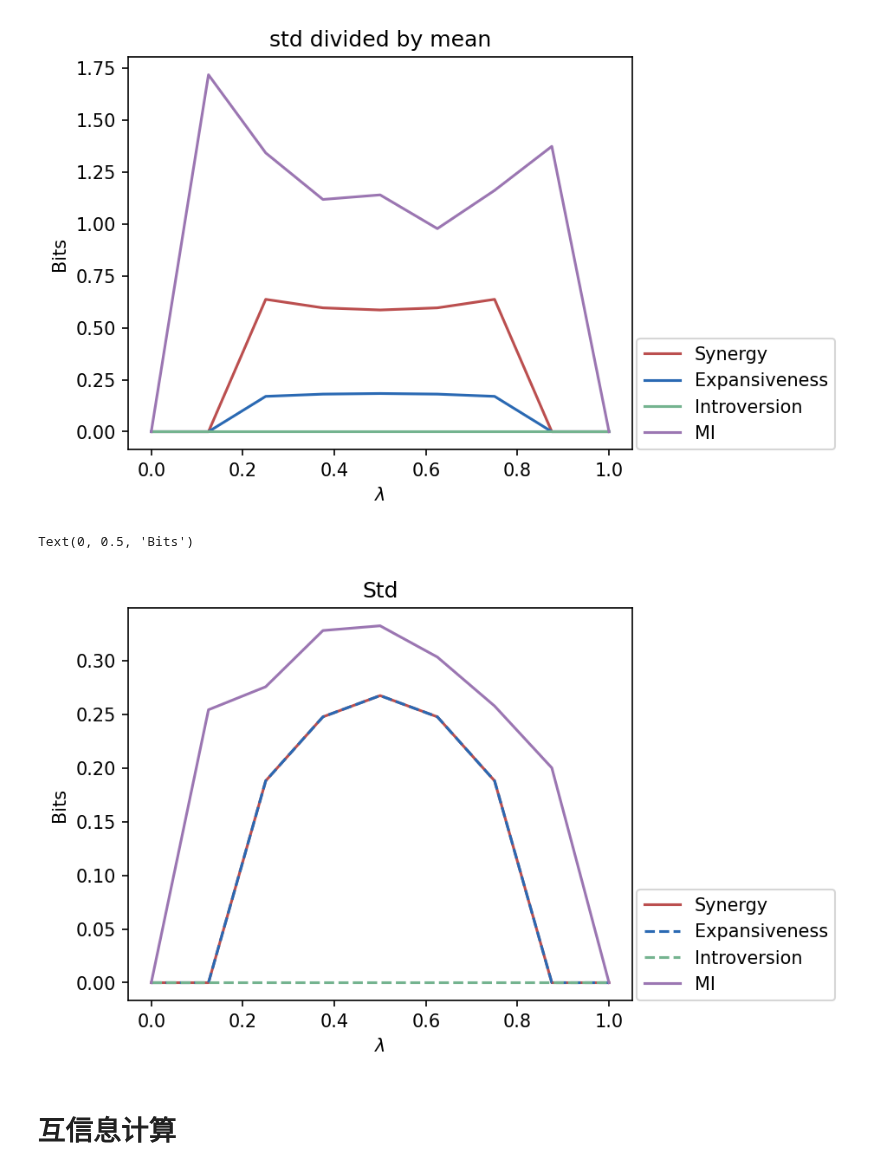
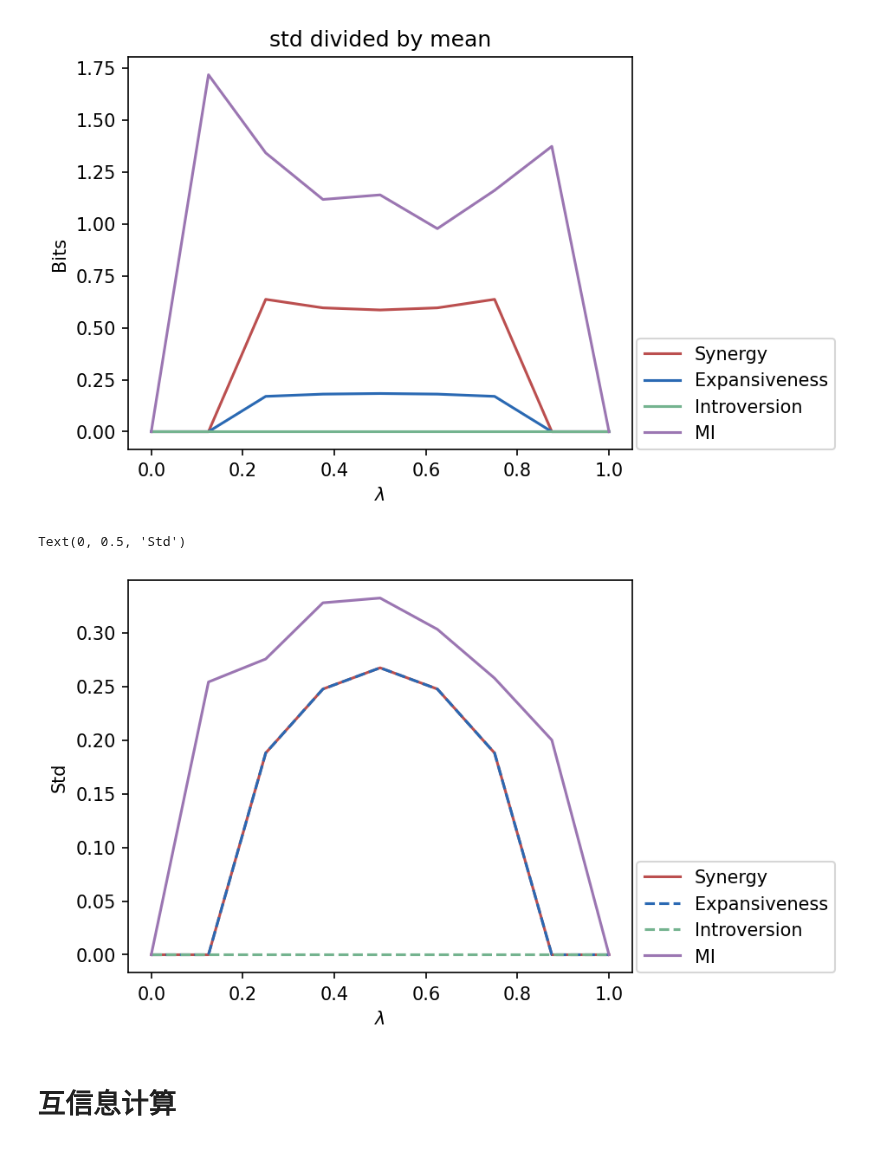
Before and after one commit to Lyn1216/Local-EI-project, a Jupyter notebook: exp/cellular automaton/local_ca.ipynb, the cells around one changed output. Drawn from its saved outputs; the diff is of its cells as text; code cells hidden in the pictures.

```diff
--- a/exp/cellular automaton/local_ca.ipynb
+++ b/exp/cellular automaton/local_ca.ipynb
@@ -305,17 +305,16 @@ Text(0, 0.5, 'Bits')
 # %%
 plt.figure(figsize=(5,4), dpi=150)
 ax1 = plt.gca()
 plt.plot([i/8 for i in range(9)], std_syn, color='#BB4F4F', label='Synergy')
 plt.plot([i/8 for i in range(9)], std_exp, color='#2A69B3', linestyle="--", label='Expansiveness')
 plt.plot([i/8 for i in range(9)], std_int, color='#74B38F', linestyle='--', label='Introversion')
 plt.plot([i/8 for i in range(9)], std_mi, color='#9B76B2', label='MI')
-plt.title("Std")
 plt.legend(loc=[1.01, 0])
 plt.xlabel("$\lambda$")
-plt.ylabel("Bits")
+plt.ylabel("Std")
 # %% [output]
-Text(0, 0.5, 'Bits')
+Text(0, 0.5, 'Std')
-[figure, old version]
+[figure, new version]
 # %% [markdown]
 # 互信息计算
 # %%
```
Also changed, not shown: parts of 1 cell of this notebook, 8 other files.
